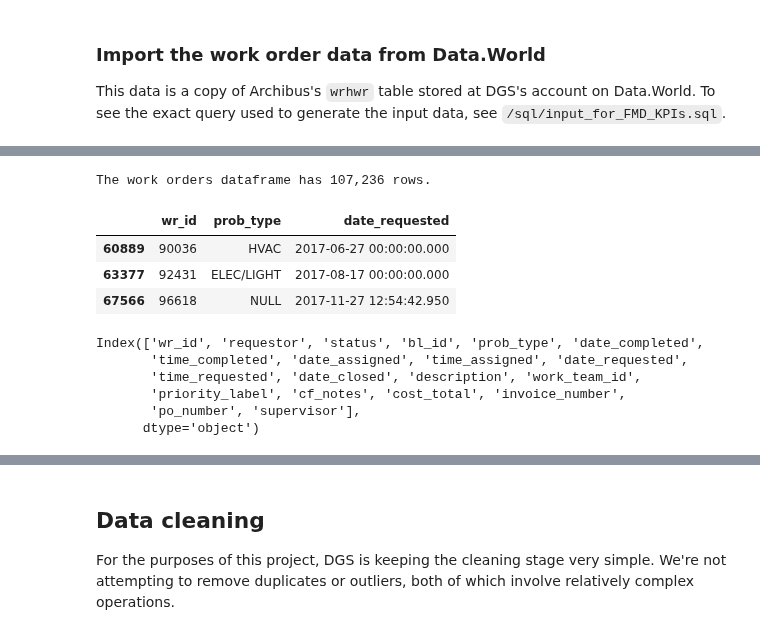
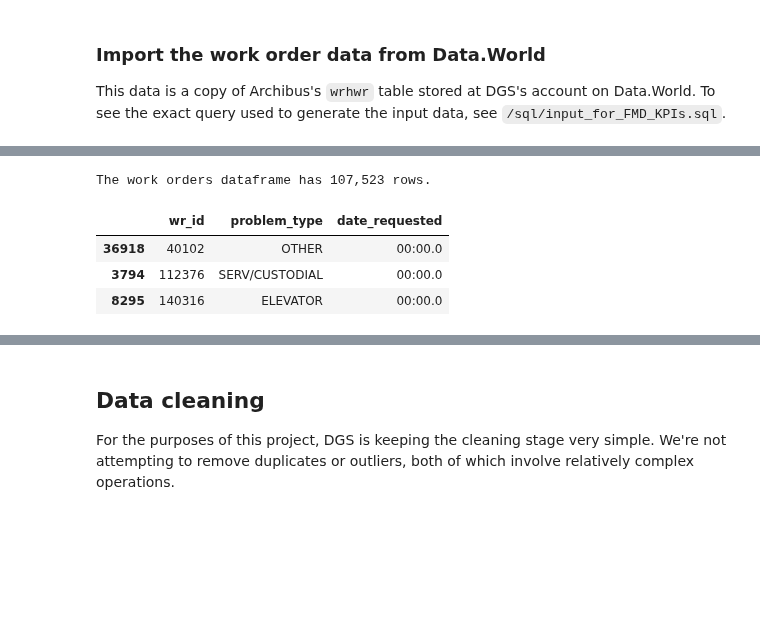
Before and after one commit to department-of-general-services/KPI_central, a Jupyter notebook: FMD_scorecard.ipynb, the cells around one changed output, grey strips where cells are left out. Cells and saved outputs as stored; diff of their text form; code cells hidden in the pictures; blank space fills up the shorter version.

Commit message:
closes #15

```diff
--- a/FMD_scorecard.ipynb
+++ b/FMD_scorecard.ipynb
@@ -52,6 +55,11 @@ pd.options.mode.chained_assignment = None  # default='warn'
 ### Import the work order data from Data.World
 This data is a copy of Archibus's `wrhwr` table stored at DGS's account on Data.World. To see the exact query used to generate the input data, see `/sql/input_for_FMD_KPIs.sql`.
 # %%
-kpis_raw = dw.query(
-    dataset_key="dgsbpio/auditfinding3", query="select * from wrhwr_20210329"
-).dataframe
+# kpis_raw = dw.query(
+#     dataset_key="dgsbpio/auditfinding3", query="select * from dash_benchmarks_20210423"
+# ).dataframe
+kpis_path = Path.cwd() / "data" / "dash_benchmarks_20210426.csv"
+kpis_raw = pd.read_csv(
+    kpis_path, parse_dates=["date_completed", "date_requested", "date_closed"]
+)
+kpis_raw.info()
@@ -58,19 +84,10 @@ kpis_raw = dw.query(
 # %%
 print(f"The work orders dataframe has {kpis_raw.shape[0]:,} rows.")
 
-kpis_raw.sample(3, random_state=444)[["wr_id", "prob_type", "date_requested"]]
+kpis_raw.sample(3, random_state=444)[["wr_id", "problem_type", "date_requested"]]
 # %% [output]
-The work orders dataframe has 107,236 rows.
+The work orders dataframe has 107,523 rows.
-|  | wr_id | prob_type | date_requested |
-| 60889 | 90036 | HVAC | 2017-06-27 00:00:00.000 |
-| 63377 | 92431 | ELEC/LIGHT | 2017-08-17 00:00:00.000 |
-| 67566 | 96618 | NULL | 2017-11-27 12:54:42.950 |
+|  | wr_id | problem_type | date_requested |
+| 36918 | 40102 | OTHER | 00:00.0 |
+| 3794 | 112376 | SERV/CUSTODIAL | 00:00.0 |
+| 8295 | 140316 | ELEVATOR | 00:00.0 |
-# %%
-kpis_raw.columns
-# %% [output]
-Index(['wr_id', 'requestor', 'status', 'bl_id', 'prob_type', 'date_completed',
-       'time_completed', 'date_assigned', 'time_assigned', 'date_requested',
-       'time_requested', 'date_closed', 'description', 'work_team_id',
-       'priority_label', 'cf_notes', 'cost_total', 'invoice_number',
-       'po_number', 'supervisor'],
-      dtype='object')
```
Also changed, not shown: parts of 83 cells of this notebook, 1 other file.
